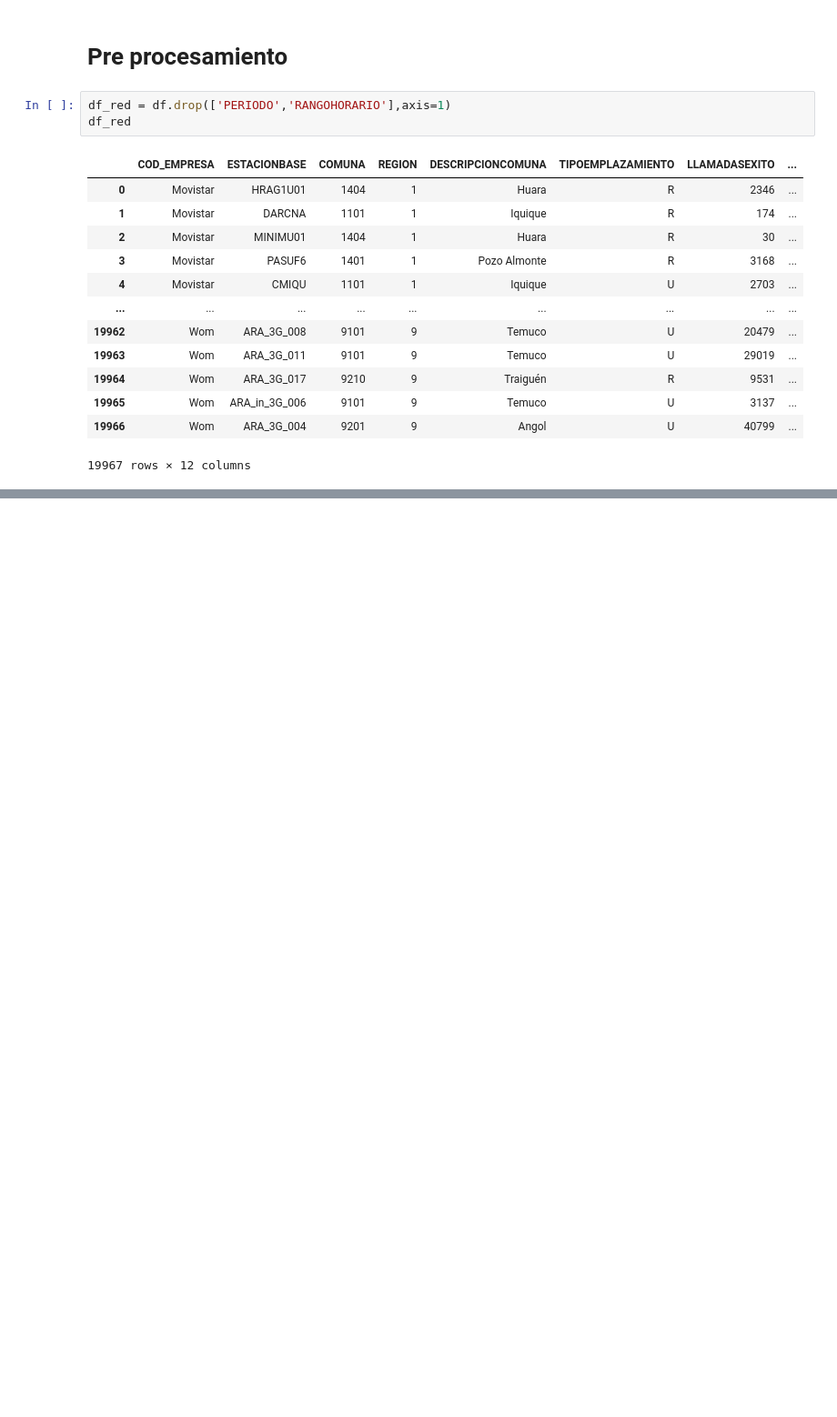
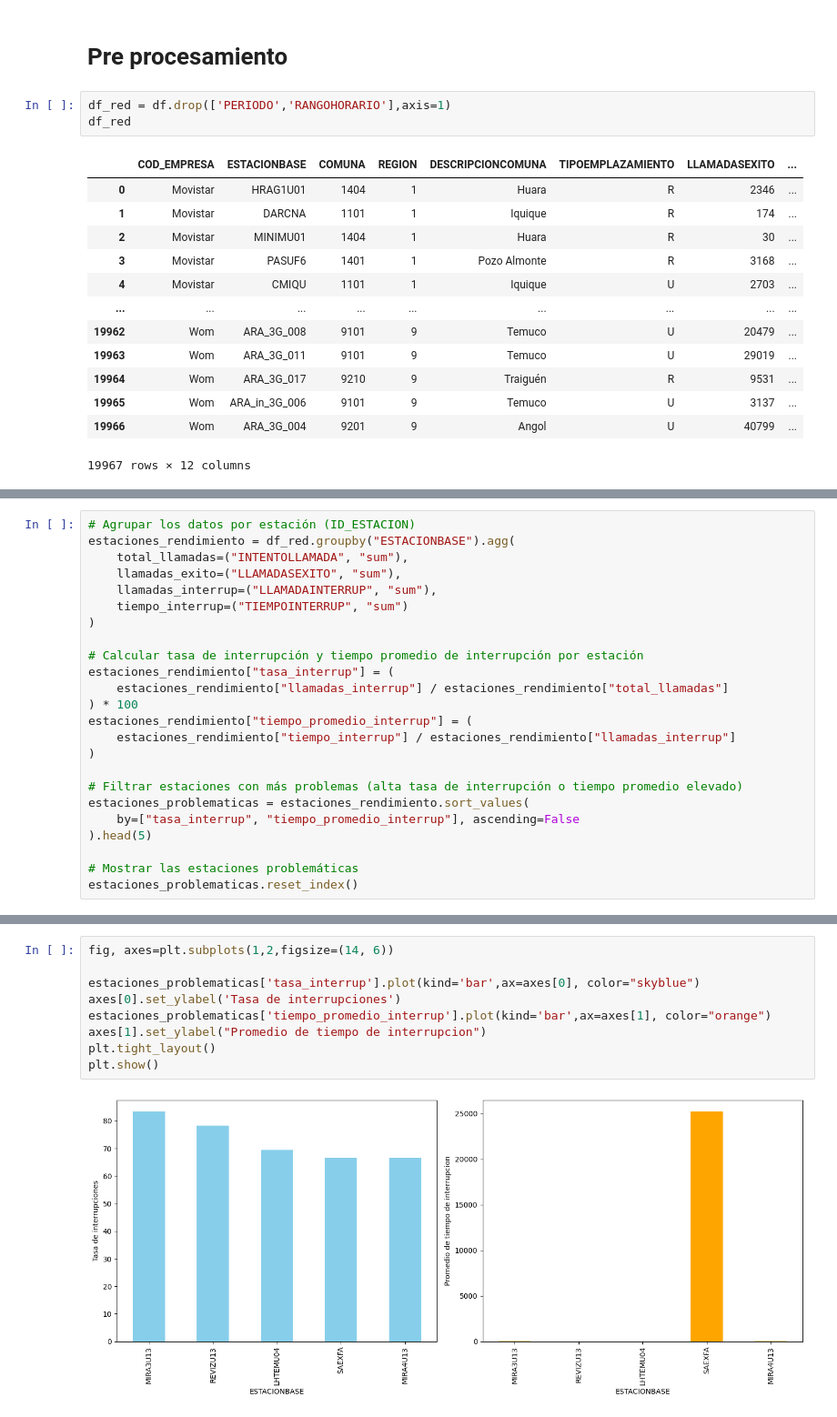
Before and after one commit to Branlut/Calidad-red-movil-chile, a Jupyter notebook: analisis_calidad_red_movil.ipynb, the cells around one changed output, grey strips where cells are left out. Shown at 91% size. Saved outputs shown, nothing was run; the diff lists cells and outputs as text; blank space fills up the shorter version.

```diff
--- a/analisis_calidad_red_movil.ipynb
+++ b/analisis_calidad_red_movil.ipynb
@@ -193,0 +234,24 @@ df_llamada_interrumpida
+# %%
+# Agrupar los datos por estación (ID_ESTACION)
+estaciones_rendimiento = df_red.groupby("ESTACIONBASE").agg(
+    total_llamadas=("INTENTOLLAMADA", "sum"),
+    llamadas_exito=("LLAMADASEXITO", "sum"),
+    llamadas_interrup=("LLAMADAINTERRUP", "sum"),
+    tiempo_interrup=("TIEMPOINTERRUP", "sum")
+)
+
+# Calcular tasa de interrupción y tiempo promedio de interrupción por estación
+estaciones_rendimiento["tasa_interrup"] = (
+    estaciones_rendimiento["llamadas_interrup"] / estaciones_rendimiento["total_llamadas"]
+) * 100
+estaciones_rendimiento["tiempo_promedio_interrup"] = (
+    estaciones_rendimiento["tiempo_interrup"] / estaciones_rendimiento["llamadas_interrup"]
+)
+
+# Filtrar estaciones con más problemas (alta tasa de interrupción o tiempo promedio elevado)
+estaciones_problematicas = estaciones_rendimiento.sort_values(
+    by=["tasa_interrup", "tiempo_promedio_interrup"], ascending=False
+).head(5)
+
+# Mostrar las estaciones problemáticas
+estaciones_problematicas.reset_index()
@@ -193,0 +265,11 @@ df_llamada_interrumpida
+# %%
+fig, axes=plt.subplots(1,2,figsize=(14, 6))
+
+estaciones_problematicas['tasa_interrup'].plot(kind='bar',ax=axes[0], color="skyblue")
+axes[0].set_ylabel('Tasa de interrupciones')
+estaciones_problematicas['tiempo_promedio_interrup'].plot(kind='bar',ax=axes[1], color="orange")
+axes[1].set_ylabel("Promedio de tiempo de interrupcion")
+plt.tight_layout()
+plt.show()
+# %% [output]
+[figure, added]
```
Also changed, not shown: parts of 28 cells of this notebook.
